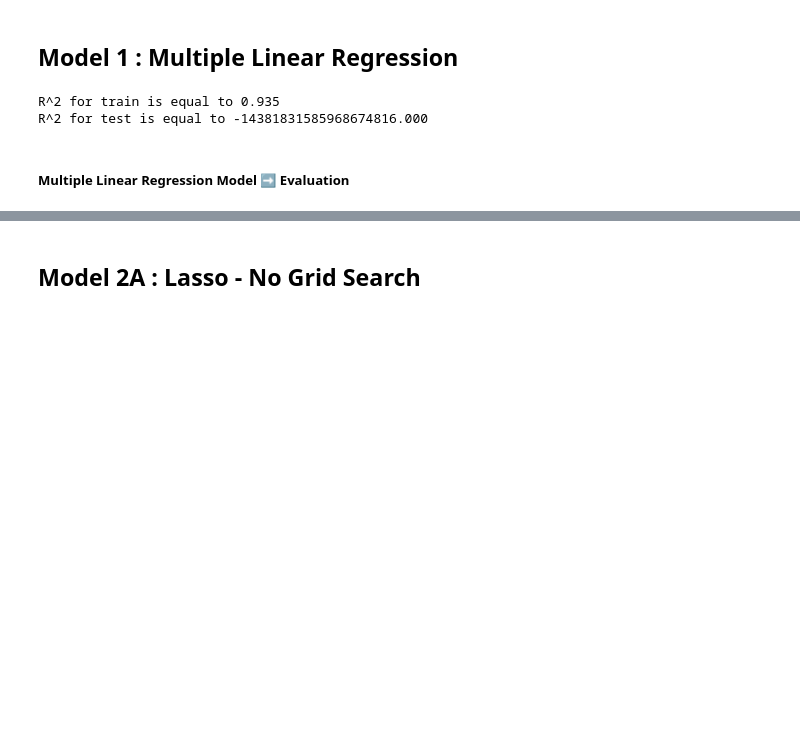
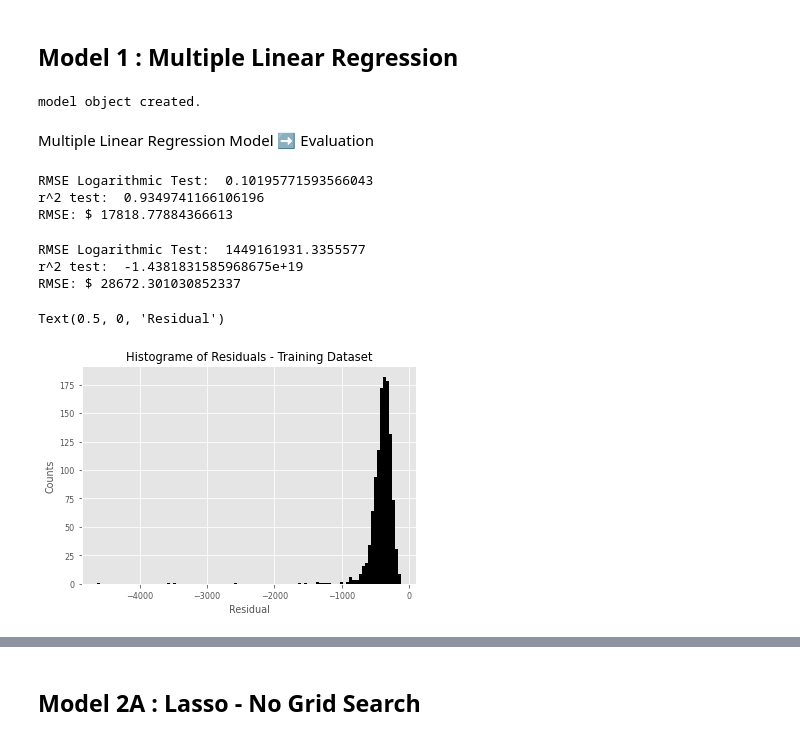
Before and after one commit to flyingcape/Ames_Iowa_HousePrices_Regression, a Jupyter notebook: ML_Project_LinearModels.ipynb, the cells around one changed output, grey strips where cells are left out. Saved outputs shown, nothing was run; the diff lists cells and outputs as text; code cells hidden in the pictures; blank space fills up the shorter version.

```diff
--- a/ML_Project_LinearModels.ipynb
+++ b/ML_Project_LinearModels.ipynb
@@ -313,0 +325,6 @@ rmse_test = []
+# %%
+def get_residuals(model, X, Y):
+
+    residuals = Y - model.predict(X)
+
+    return residuals
@@ -314,14 +449,29 @@ rmse_test = []
 # %% [markdown]
 ## Model 1 : Multiple Linear Regression
-# %%
-from sklearn.linear_model import LinearRegression
-
-lm = LinearRegression()
-lm.fit(X_train_scaled, y_train)
-print('R^2 for train is equal to %.3f' %(lm.score(X_train_scaled, y_train)))
-print('R^2 for test is equal to %.3f' %(lm.score(X_test_scaled, y_test)))
-# %% [output]
-R^2 for train is equal to 0.935
-R^2 for test is equal to -14381831585968674816.000
-# %% [markdown]
-##### Multiple Linear Regression Model ➡ Evaluation
+# %%
+lm_model = get_linear_regress_model(X_train_scaled, y_train)
+# %% [output]
+model object created.
+# %% [markdown]
+Multiple Linear Regression Model ➡ Evaluation
+# %%
+rmse_train, r2_train, rmse_train_dollars= model_evaluate(lm_model, X_train_scaled, y_train)
+# %% [output]
+RMSE Logarithmic Test:  0.10195771593566043
+r^2 test:  0.9349741166106196
+RMSE: $ 17818.77884366613
+# %%
+rmse_test, r2_test, rmse_test_dollars= model_evaluate(lm_model, X_test_scaled, y_test)
+# %% [output]
+RMSE Logarithmic Test:  1449161931.3355577
+r^2 test:  -1.4381831585968675e+19
+RMSE: $ 28672.301030852337
+# %%
+residuals_train = get_residuals(lm_model, X_train, y_train)
+plt.hist(residuals_train, 100, facecolor = 'black');
+plt.title('Histograme of Residuals - Training Dataset')
+plt.ylabel('Counts')
+plt.xlabel('Residual')
+# %% [output]
+Text(0.5, 0, 'Residual')
+[figure, added]
```
Also changed, not shown: parts of 49 cells of this notebook, 1 other file.
